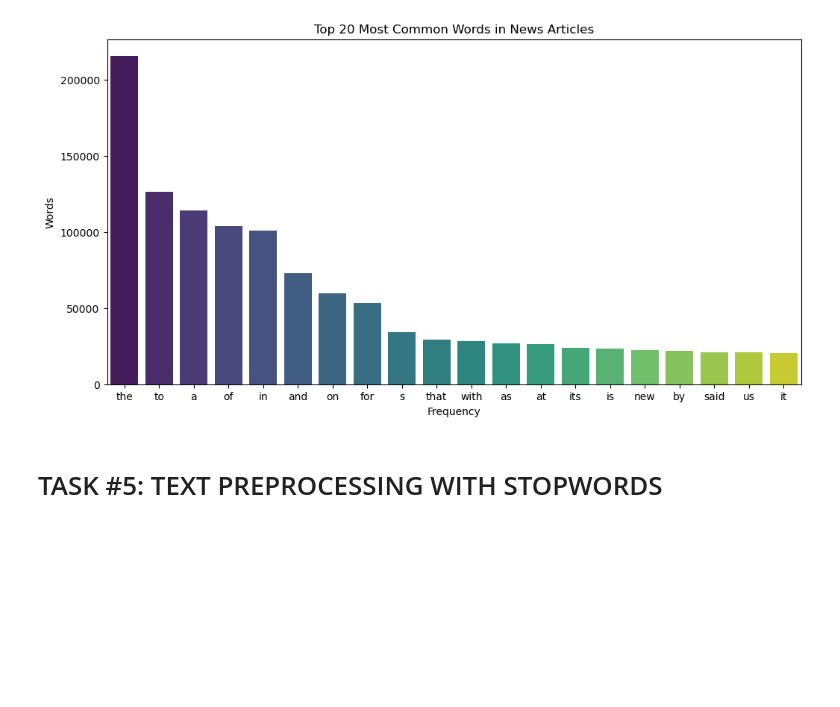
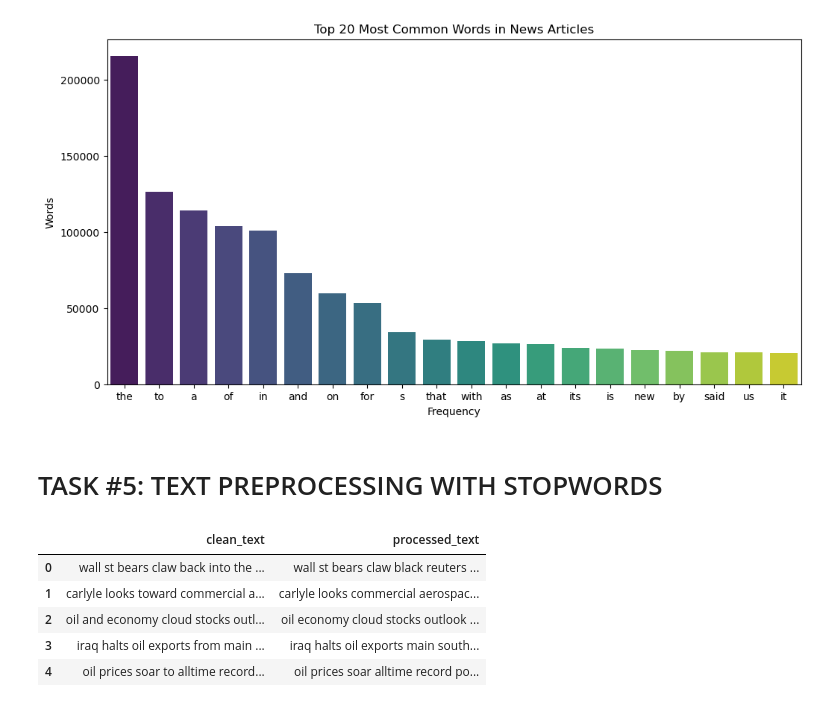
Before and after one commit to ranjansinghds/News-Article-Clustering-NLP-Project, a Jupyter notebook: News_Articles_Clustering_Project.ipynb, the cells around one changed output. Drawn from its saved outputs; the diff is of its cells as text; code cells hidden in the pictures; blank space fills up the shorter version.

```diff
--- a/News_Articles_Clustering_Project.ipynb
+++ b/News_Articles_Clustering_Project.ipynb
@@ -444,0 +463,9 @@ plt.show()
+# %%
+news_df[['clean_text', 'processed_text']].head()
+# %% [output]
+|  | clean_text | processed_text |
+| 0 | wall st bears claw back into the ... | wall st bears claw black reuters ... |
+| 1 | carlyle looks toward commercial a... | carlyle looks commercial aerospac... |
+| 2 | oil and economy cloud stocks outl... | oil economy cloud stocks outlook ... |
+| 3 | iraq halts oil exports from main ... | iraq halts oil exports main south... |
+| 4 | oil prices soar to alltime record... | oil prices soar alltime record po... |
```
Also changed, not shown: parts of 6 cells of this notebook, 1 other file.
